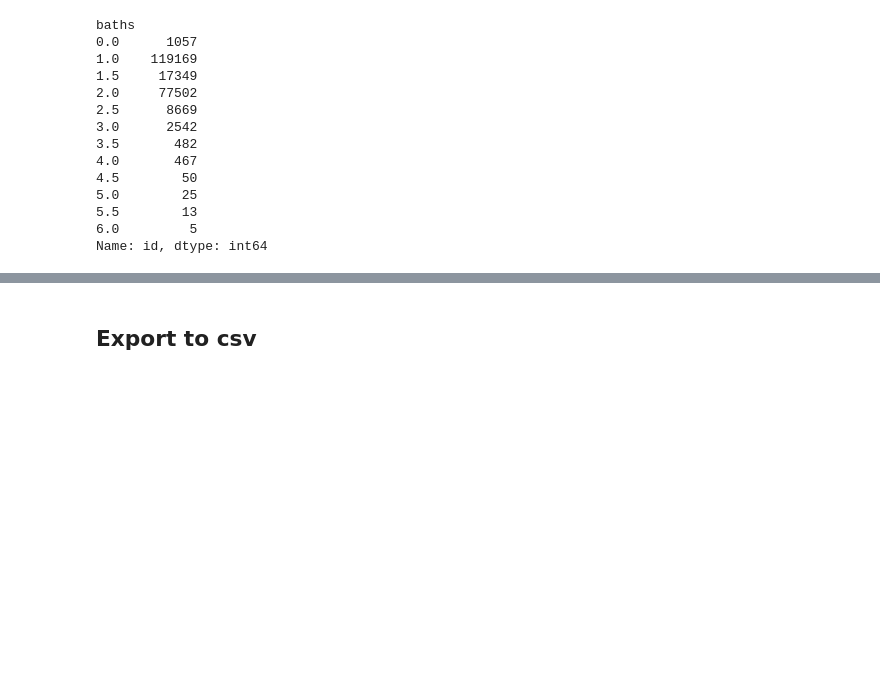
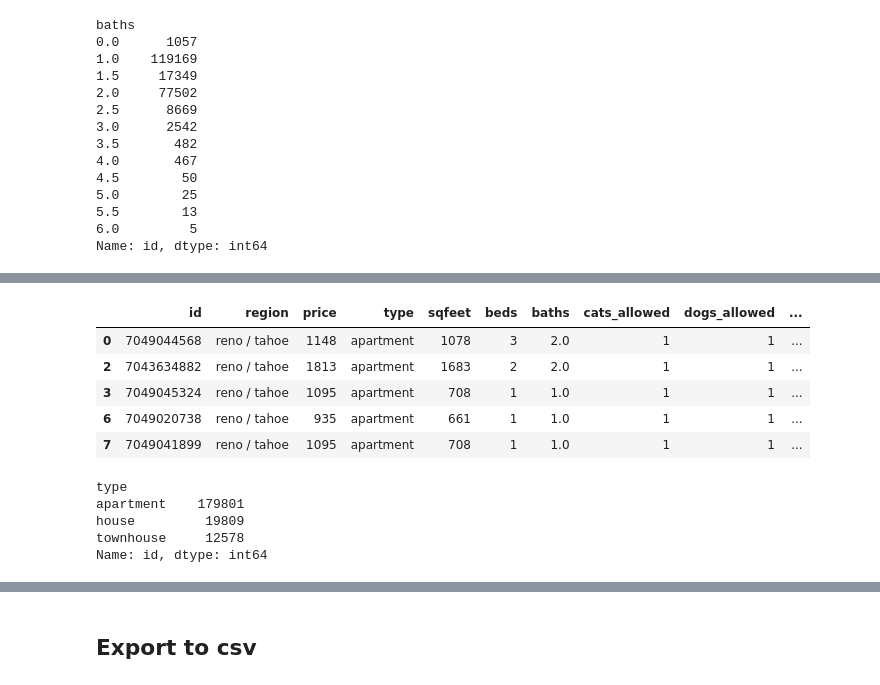
Before and after one commit to diana-arango/Real_estate_team, a Jupyter notebook: data_cleaning.ipynb, the cells around one changed output, grey strips where cells are left out. Drawn from its saved outputs; the diff is of its cells as text; code cells hidden in the pictures; blank space fills up the shorter version.

```diff
--- a/data_cleaning.ipynb
+++ b/data_cleaning.ipynb
@@ -419,3 +442,7 @@ baths
 5.5        13
 6.0         5
 Name: id, dtype: int64
+# %%
+# Drop rows with 0 bathrooms
+housing_data_drop_bath = housing_data_drop_beds.loc[(housing_data_drop_sqft["baths"] != 0)]
+housing_data_drop_bath.head()
@@ -421,0 +501,19 @@ Name: id, dtype: int64
+# %%
+# Filter for just apartments, houses and townhouses
+clean_housing_data = housing_data_drop_bath.loc[(housing_data_drop_sqft["type"] == "apartment") + (housing_data_drop_sqft["type"] == "house") + (housing_data_drop_sqft["type"] == "townhouse")]
+clean_housing_data.head()
+# %% [output]
+|  | id | region | price | type | sqfeet | beds | baths | cats_allowed | dogs_allowed | ... |
+| 0 | 7049044568 | reno / tahoe | 1148 | apartment | 1078 | 3 | 2.0 | 1 | 1 | ... |
+| 2 | 7043634882 | reno / tahoe | 1813 | apartment | 1683 | 2 | 2.0 | 1 | 1 | ... |
+| 3 | 7049045324 | reno / tahoe | 1095 | apartment | 708 | 1 | 1.0 | 1 | 1 | ... |
+| 6 | 7049020738 | reno / tahoe | 935 | apartment | 661 | 1 | 1.0 | 1 | 1 | ... |
+| 7 | 7049041899 | reno / tahoe | 1095 | apartment | 708 | 1 | 1.0 | 1 | 1 | ... |
+# %%
+clean_housing_data.groupby(["type"]).count()["id"]
+# %% [output]
+type
+apartment    179801
+house         19809
+townhouse     12578
+Name: id, dtype: int64
```
Also changed, not shown: parts of 20 cells of this notebook.
